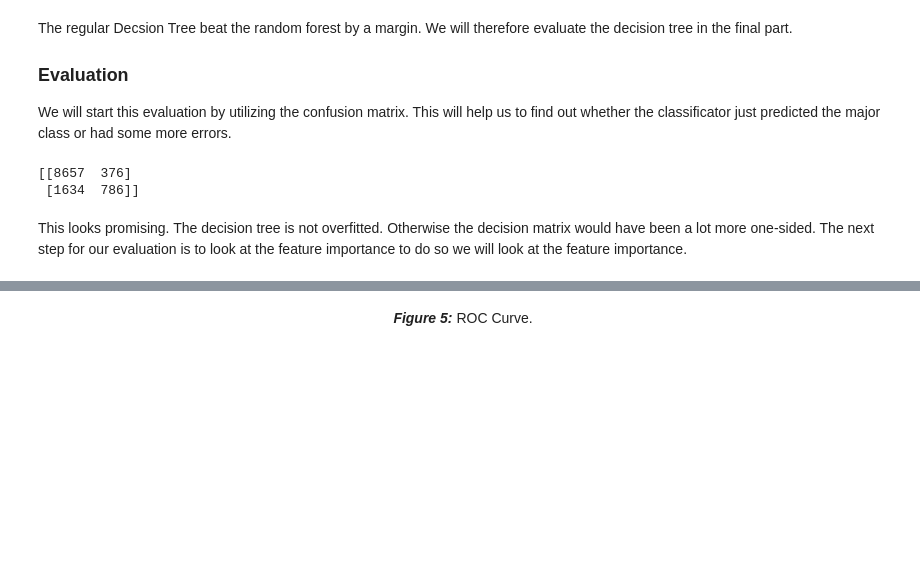
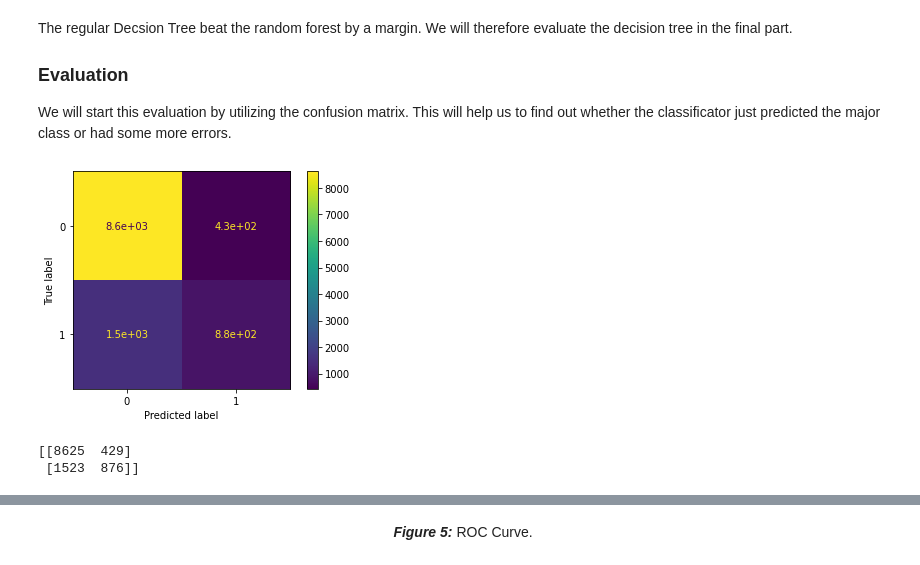
Before and after one commit to tinomerl/ecommerce-recommendation, a Jupyter notebook: ecommerce-user-behaviour.ipynb, the cells around one changed output, grey strips where cells are left out. Saved outputs shown, nothing was run; the diff lists cells and outputs as text; code cells hidden in the pictures; blank space fills up the shorter version.

```diff
--- a/ecommerce-user-behaviour.ipynb
+++ b/ecommerce-user-behaviour.ipynb
@@ -846,11 +853,13 @@ The regular Decsion Tree beat the random forest by a margin. We will therefore e
 
 We will start this evaluation by utilizing the confusion matrix. This will help us to find out whether the classificator just predicted the major class or had some more errors.
 # %%
-clf = DecisionTreeClassifier(max_depth=4).fit(X_train, y_train)
+clf = DecisionTreeClassifier(max_depth=4, random_state=28).fit(X_train, y_train)
 y_pred = clf.predict(X_test)
+
 print(metrics.confusion_matrix(y_test, y_pred))
+metrics.plot_confusion_matrix(clf, X_test, y_test)
+plt.show()
 # %% [output]
+[figure, added]
-[[8657  376]
- [1634  786]]
+[[8625  429]
+ [1523  876]]
-# %% [markdown]
-This looks promising. The decision tree is not overfitted. Otherwise the decision matrix would have been a lot more one-sided. The next step for our evaluation is to look at the feature importance to do so we will look at the feature importance.
```
Also changed, not shown: parts of 24 cells of this notebook.
